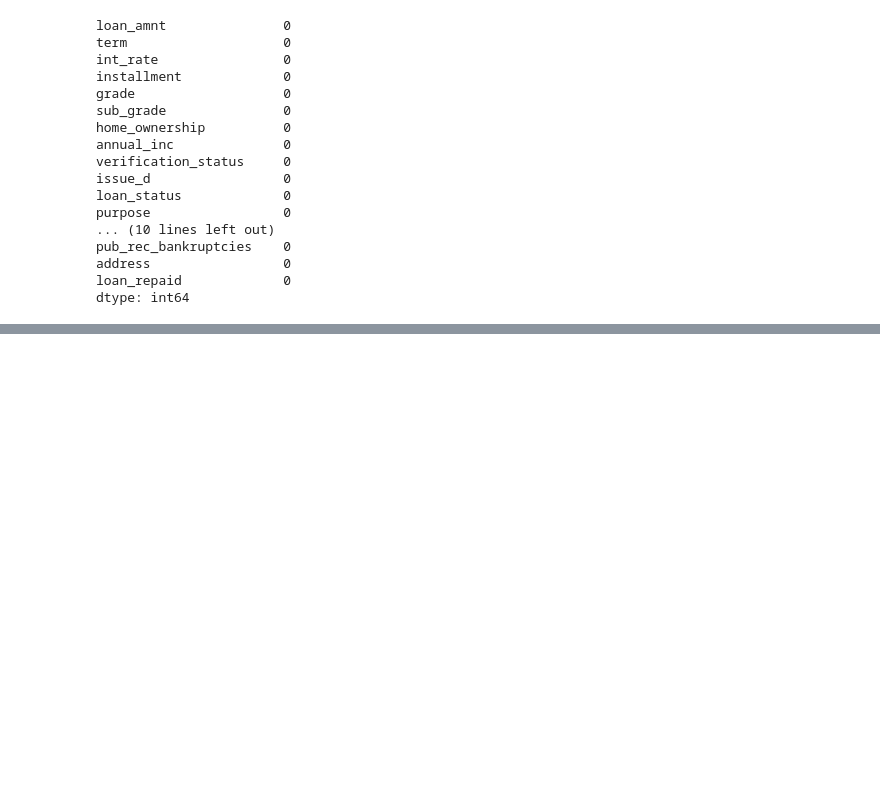
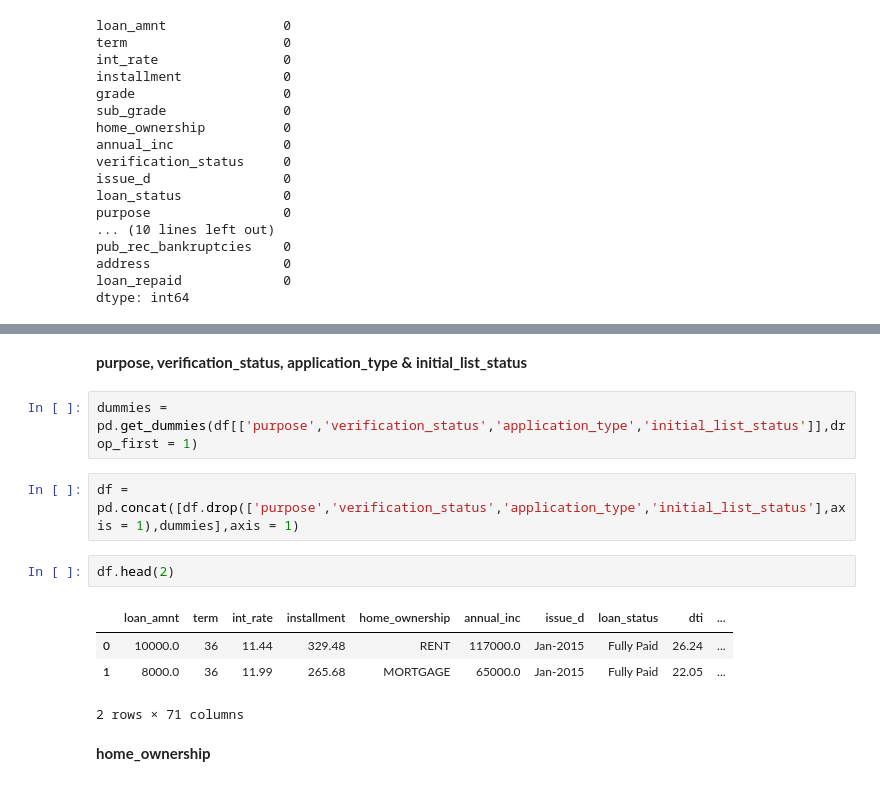
Before and after one commit to yeesem/Machine-Learning, a Jupyter notebook: Keras_Project.ipynb, the cells around one changed output, grey strips where cells are left out. Saved outputs shown, nothing was run; the diff lists cells and outputs as text; blank space fills up the shorter version.

```diff
--- a/Keras_Project.ipynb
+++ b/Keras_Project.ipynb
@@ -470,0 +525,15 @@ dtype: int64
+# %% [markdown]
+**purpose, verification_status, application_type & initial_list_status**
+# %%
+dummies = pd.get_dummies(df[['purpose','verification_status','application_type','initial_list_status']],drop_first = 1)
+# %%
+df = pd.concat([df.drop(['purpose','verification_status','application_type','initial_list_status'],axis = 1),dummies],axis = 1)
+# %%
+df.head(2)
+# %% [output]
+|  | loan_amnt | term | int_rate | installment | home_ownership | annual_inc | issue_d | loan_status | dti | ... |
+| 0 | 10000.0 | 36 | 11.44 | 329.48 | RENT | 117000.0 | Jan-2015 | Fully Paid | 26.24 | ... |
+| 1 | 8000.0 | 36 | 11.99 | 265.68 | MORTGAGE | 65000.0 | Jan-2015 | Fully Paid | 22.05 | ... |
+2 rows × 71 columns
+# %% [markdown]
+**home_ownership**
```
Also changed, not shown: parts of 61 cells of this notebook.
